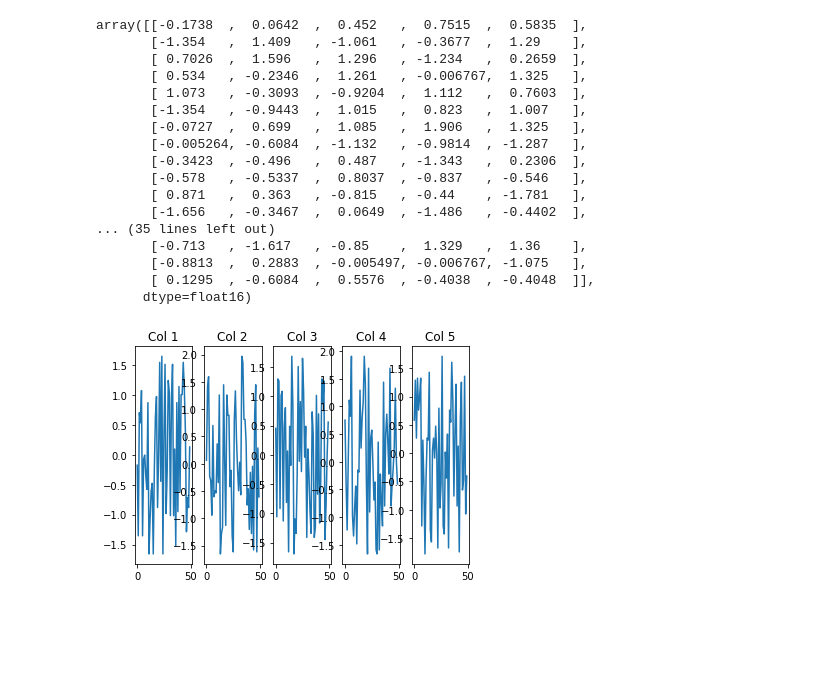
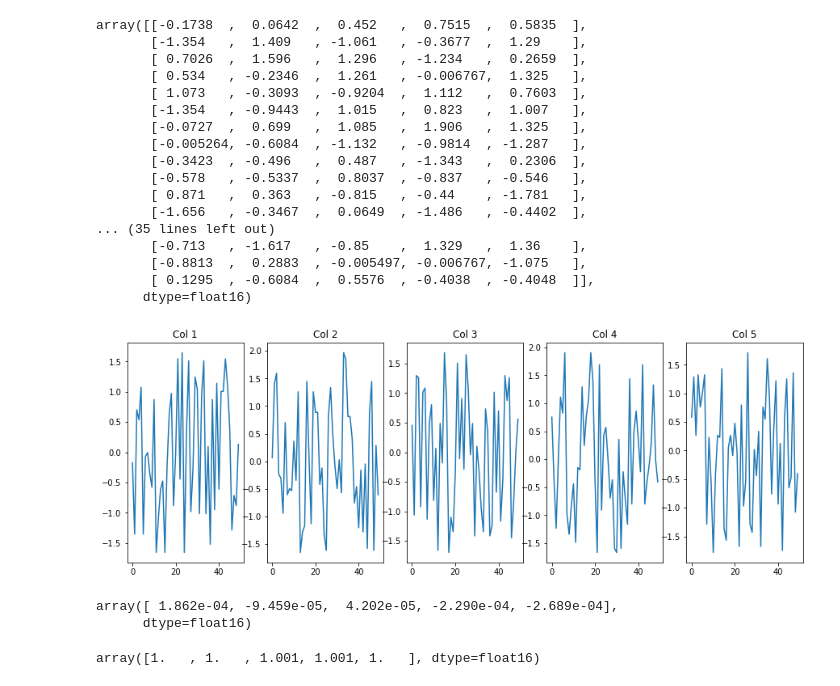
Before and after one commit to YacineSteeve/365_Days_of_Code, a Jupyter notebook: Yacine_B/machine_learning/z-score_feature_scaling.ipynb, the cells around one changed output. Saved outputs shown, nothing was run; the diff lists cells and outputs as text; code cells hidden in the pictures; blank space fills up the shorter version.

```diff
--- a/Yacine_B/machine_learning/z-score_feature_scaling.ipynb
+++ b/Yacine_B/machine_learning/z-score_feature_scaling.ipynb
@@ -56,11 +60,16 @@ array([[-0.1738  ,  0.0642  ,  0.452   ,  0.7515  ,  0.5835  ],
        [-0.8813  ,  0.2883  , -0.005497, -0.006767, -1.075   ],
        [ 0.1295  , -0.6084  ,  0.5576  , -0.4038  , -0.4048  ]],
       dtype=float16)
-# %%
-_, subs = plt.subplots(1, dataset.shape[1])
-
-for p, i in zip(subs, range(dataset.shape[1])):
-    p.set_title(f"Col {i+1}")
-    p.plot(np.arange(0, dataset.shape[0]), dataset[:, i])
-# %% [output]
-[figure, removed]
+# %%
+see_data(dataset)
+# %% [output]
+[figure, added]
+# %%
+dataset.mean(axis=0)
+# %% [output]
+array([ 1.862e-04, -9.459e-05,  4.202e-05, -2.290e-04, -2.689e-04],
+      dtype=float16)
+# %%
+dataset.std(axis=0)
+# %% [output]
+array([1.   , 1.   , 1.001, 1.001, 1.   ], dtype=float16)
```
Also changed, not shown: parts of 2 cells of this notebook.
